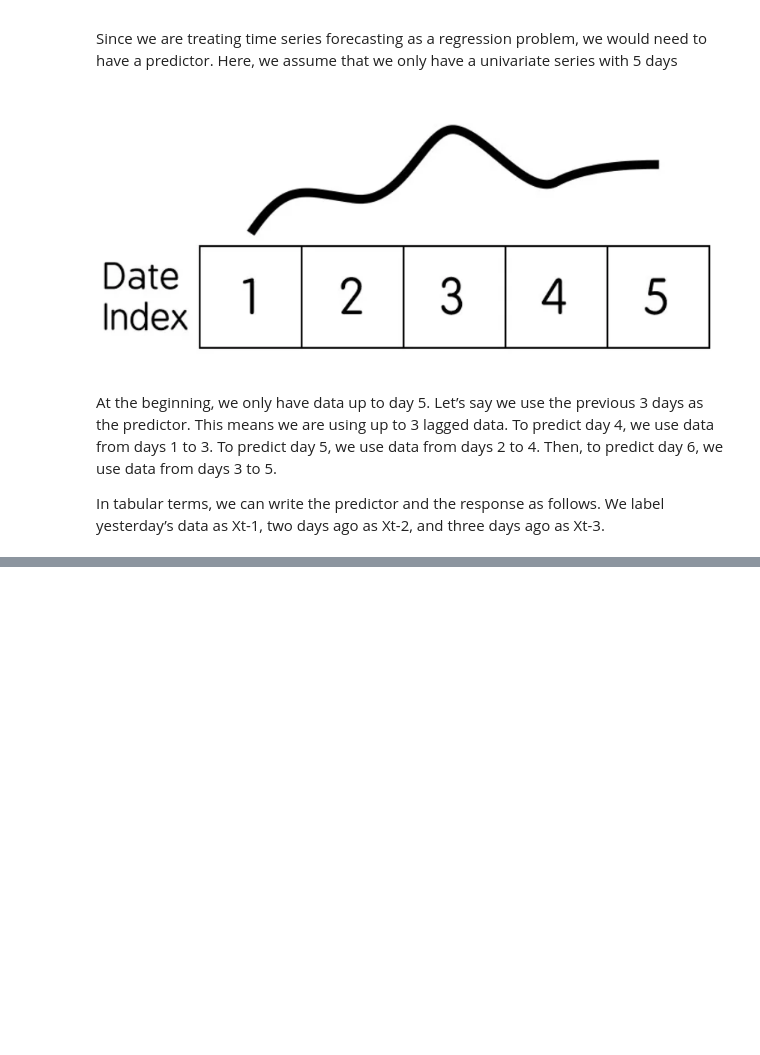
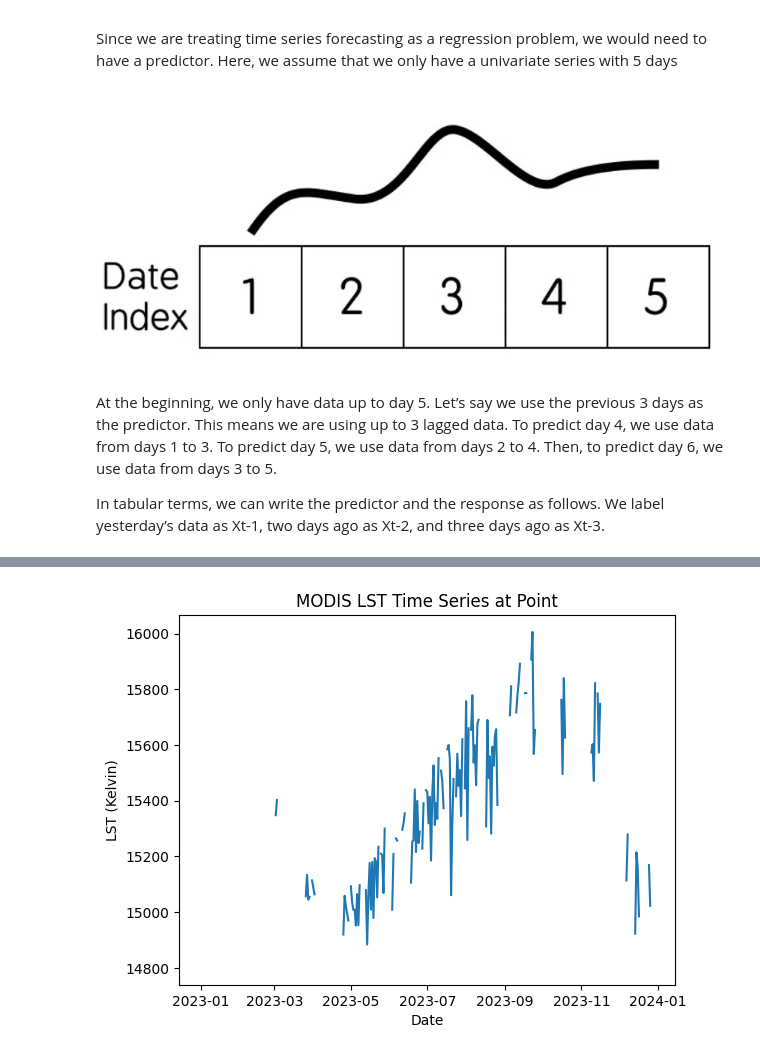
Before and after one commit to alvarosamp/ML_TO_GEOSCIENCE, a Jupyter notebook: Codigos/MLinTimeSeries(aula 9).ipynb, the cells around one changed output, grey strips where cells are left out. Drawn from its saved outputs; the diff is of its cells as text; code cells hidden in the pictures; blank space fills up the shorter version.

```diff
--- a/Codigos/MLinTimeSeries(aula 9).ipynb
+++ b/Codigos/MLinTimeSeries(aula 9).ipynb
@@ -51,0 +195,25 @@ italy = italy = ee.Geometry.Polygon([[[8.290016551188252, 45.79137351065613],
+# %%
+def meanLST(image):
+  image = ee.Image(image)
+  meanDict = image.reduceRegion(reducer = ee.Reducer.mean().setOutputs(['LST_Day_1km']),
+  geometry = geometry_test,
+  scale = image.projection().nominalScale().getInfo(),
+  maxPixels = 1e13,
+  bestEffort = True);
+  return meanDict.get('LST_Day_1km').getInfo()
+# %%
+listOfImages_modis = modisLst.select('LST_Day_1km').toList(modisLst.size())
+lst_coll = []
+
+for i in range(listOfImages_modis.length().getInfo()):
+    image = ee.Image(listOfImages_modis.get(i-1))
+    temp_lst = meanLST(image)
+    lst_coll.append(temp_lst)
+# %%
+#Convertendo a lista em um dataframe
+dates = np.array(modisLst.aggregate_array('system:time_start').getInfo())
+day = [datetime.datetime.fromtimestamp(i/1000).strftime('%Y-%m-%d') for i in (dates)]
+# %%
+lst_df = pd.DataFrame(lst_coll, index = day, columns = ['LST'])
+lst_df.index = pd.to_datetime(lst_df.index)
+lst_df.sort_index(ascending = True, inplace = True)
@@ -51,0 +236,9 @@ italy = italy = ee.Geometry.Polygon([[[8.290016551188252, 45.79137351065613],
+# %%
+#Temos tambem a serie temporal
+plt.plot(lst_df['LST'])
+plt.xlabel('Date')
+plt.ylabel('LST (Kelvin)')
+plt.title('MODIS LST Time Series at Point')
+plt.show()
+# %% [output]
+[figure, added]
```
Also changed, not shown: parts of 60 cells of this notebook.
